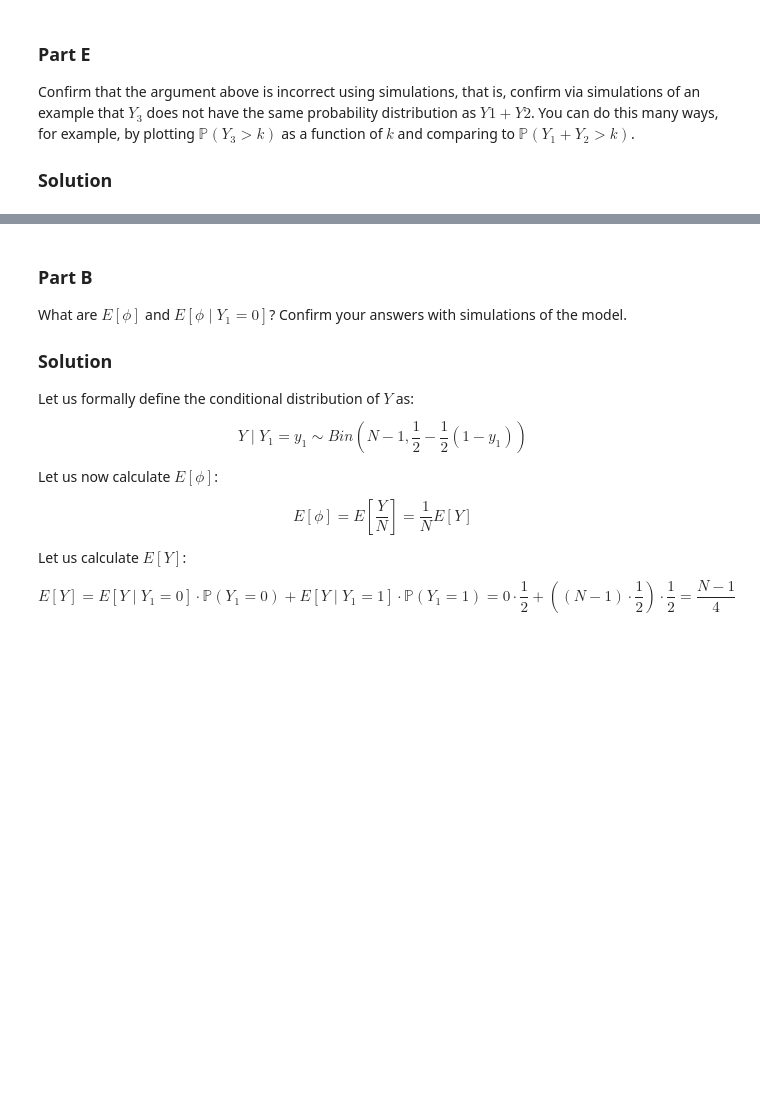
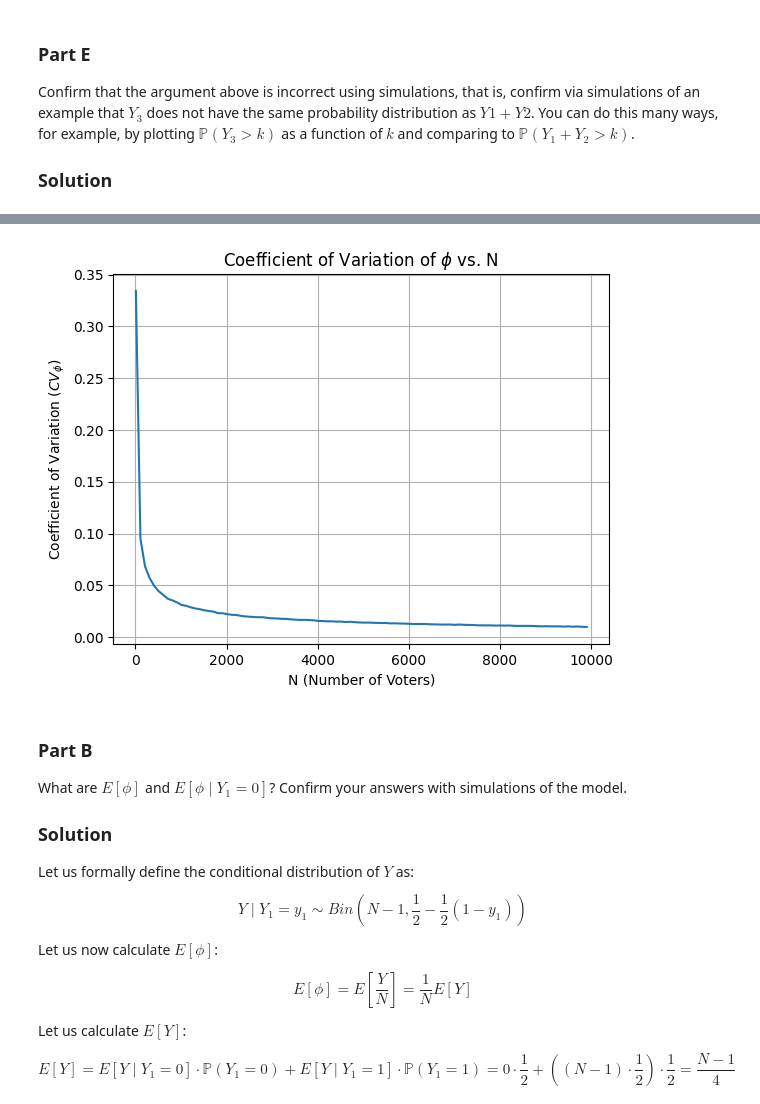
Before and after one commit to alexcraig043/math-50, a Jupyter notebook: homeworks/hw2.ipynb, the cells around one changed output, grey strips where cells are left out. Cells and saved outputs as stored; diff of their text form; code cells hidden in the pictures; blank space fills up the shorter version.

```diff
--- a/homeworks/hw2.ipynb
+++ b/homeworks/hw2.ipynb
@@ -357,11 +357,11 @@ Each $Y_i$ is $0$ if they vote for candidate one and $1$ if they vote for candid
 # %%
 def sample_Y (N, n_samples):
-    y = np.zeros(n_samples)
+    Y = np.zeros(n_samples)
 
     for i in range (n_samples):
-        ys = np.random.choice([0,1], N)
-        y[i] = np.sum(ys) * ys[0]
+        y_sample = np.random.choice([0,1], N)
+        Y[i] = np.sum(y_sample) * y_sample[0]
 
-    return y
+    return Y
 # %% [markdown]
 ### Part A
@@ -396,3 +426,38 @@ Let's test this hypothesis with simulations:
+# %%
+def coefficient_of_variation_phi_binomial(samples, N):
+    phi_values = (N - samples) / N
+    # Only consider samples where Y is not zero (binomial scenario)
+    phi_values = phi_values[phi_values < 1]
+
+    if len(phi_values) == 0:
+        return np.nan
+
+    mean_phi = np.mean(phi_values)
+    std_phi = np.std(phi_values)
+    return std_phi / mean_phi
+
+
+def test_hypothesis():
+    N_values = np.arange(10, 10001, 100) # Testing for N from 10 to 10000 in steps of 100
+    CV_values = []
+
+    n_samples = 10000  # Number of samples for each N
+
+    for N in N_values:
+        samples = sample_Y(N, n_samples)
+        CV_phi = coefficient_of_variation_phi_binomial(samples, N)
+        CV_values.append(CV_phi)
+
+    plt.plot(N_values, CV_values)
+    plt.xlabel('N (Number of Voters)')
+    plt.ylabel('Coefficient of Variation ($CV_{\phi}$)')
+    plt.title('Coefficient of Variation of $\phi$ vs. N')
+    plt.grid(True)
+    plt.show()
+
+test_hypothesis()
+# %% [output]
+[figure, added]
 # %% [markdown]
 ### Part B
 What are $E[\phi]$ and $E[\phi \mid Y_1 = 0]$? Confirm your answers with simulations of the model.
```
Also changed, not shown: parts of 5 cells of this notebook, 3 other files.
